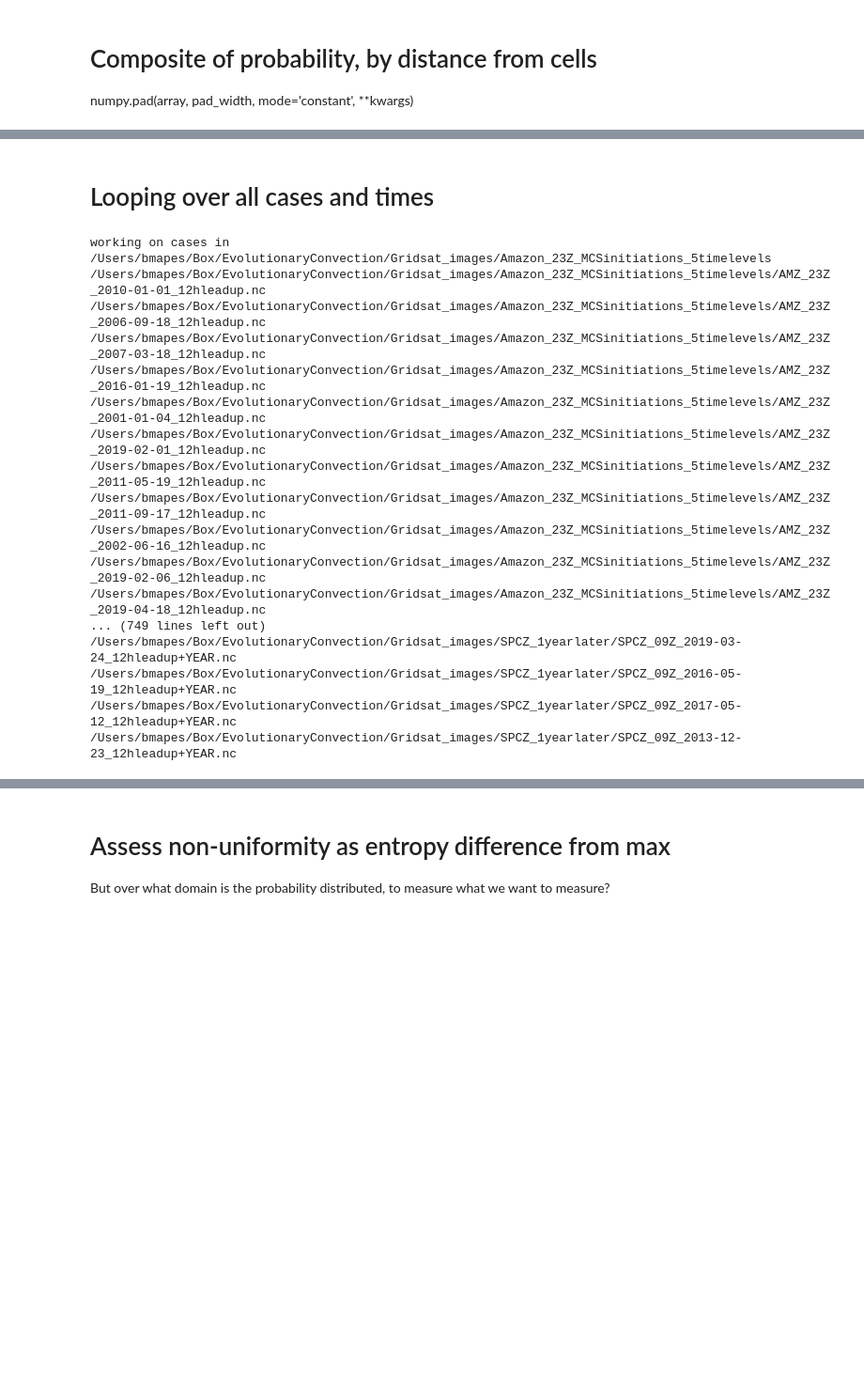
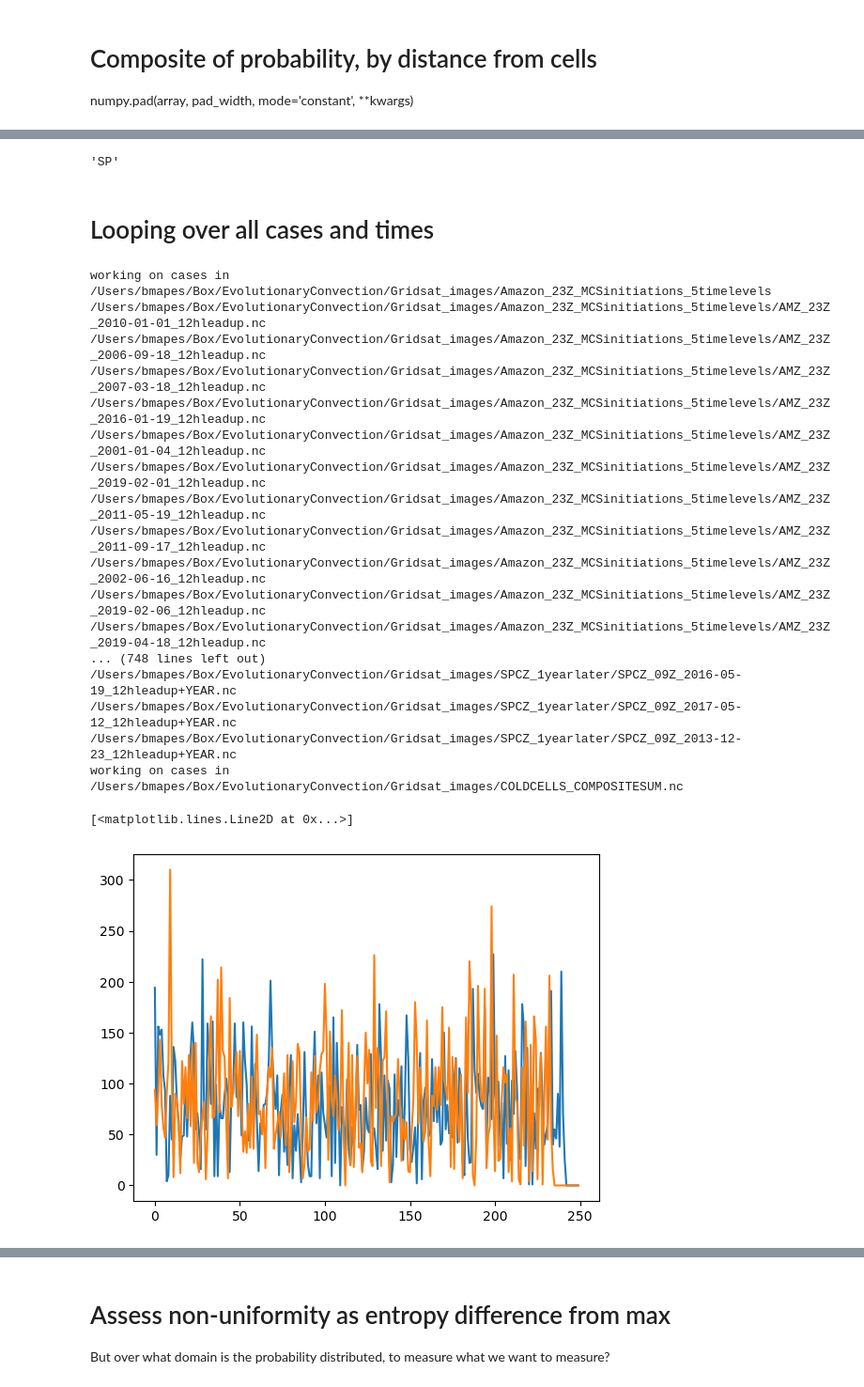
Before and after one commit to ATMOcanes/ATM651, a Jupyter notebook: Jupyter_Notebooks_Python/Entropy_IRmins_cells.ipynb, the cells around one changed output, grey strips where cells are left out. Shown at 94% size. Saved outputs shown, nothing was run; the diff lists cells and outputs as text; code cells hidden in the pictures; blank space fills up the shorter version.

```diff
--- a/Jupyter_Notebooks_Python/Entropy_IRmins_cells.ipynb
+++ b/Jupyter_Notebooks_Python/Entropy_IRmins_cells.ipynb
@@ -118,45 +111,73 @@ Text(0.5, 1.0, 'log of probability with distance')
+# %%
+fpath = fpaths[0]
+fname = fpath.replace(dir,'') # extract the path, to give filename only
+fname[:2]
+# %% [output]
+'SP'
 # %% [markdown]
 # Looping over all cases and times
 # %%
+# THE BIG SLOW LOOP
 # loop over all filenames and sum up the frequency of categorical (0 or 1) arrays
+
+NCELLS = np.ones( (4,5,250) )*0  # time series of ncells for possible weather screening
 
 IRTHRESHOLD = 273-40
 
-results = np.ones( (4,5,5,400,400) ) # central 401x401 box of composite space, for all 5 times of day, with basetimes [0,4], for all 4 cases
+results   = np.ones( (4,5,5,286,286) ) # central 286x286 box of composite space, for all 5 times of day, with basetimes [0,4], for all 4 cases
+results1y = np.ones( (4,5,5,286,286) ) # one year earlier or later! Same climatology, decoupled from cell
 
-for idir,dir in enumerate(datadirs):
+for idir,dir in enumerate(datadirs[:2]):  # MCS year only (0 and 1 directories)
     print('working on cases in ', dir)
-    fnames = glob(dir+'/*')
-    for fname in fnames:
-        print(fname)
-        ds = xr.open_dataset(fname)
-        NT,NLAT,NLON = ds.irwin_cdr.shape
-        IR512 = ds.irwin_cdr.isel(lat = slice(NLAT//2-256,NLAT//2+256), lon = slice(NLON//2-256,NLON//2+256))
-# 5,512,512 container for the Boolean cell arrays
-        coldminima = IR512.values*0.0
+    fpaths = glob(dir+'/*')
+    for ifile,fpath in enumerate(fpaths):
+        fname = fpath.replace(dir,'') # extract the path, to give filename only
+        fname2= fname[:-3]
+        ds = xr.open_dataset(fpath)
 
-# get the (coldminima arrays) for each time, from transforming IR512 (a cell finding algorithm)
+# Open the file one year later as ds2
+        fpath2 = dir[idir+2] + fname[:-3] + '+YEAR.nc'
+        ds2= xr.open_dataset( fpath2 )
+        print(fname, fpath2)
+
+############### FOR ds THE MAIN MCS YEAR
+# Extract core region (available in all images) 20x20 degrees latitude
+# for SP, .sel( lat=slice(-20,0),lon=slice(-160.5,-140.5) ) is 286x286
+# for SA, .sel( lat=slice(-19.8,0.21),lon=slice(-65,-45) ) is 286x286
+# if the first one is zero size, do the second
+        IR286 = ds.irwin_cdr.sel( lat=slice(-20,0)    ,lon=slice(-160.5,-140.5) )
+        if (IR286.lon.size == 0):
+            IR286 = ds.irwin_cdr.sel( lat=slice(-19.8,0.21),lon=slice(-65,-45) )
+        if( (IR286.lat.size != 286) or (IR286.lon.size != 286)  ):
+            print('weird case idir,ifile ', idir,ifile, dir,fpath)
+
+# 5,286,286 container for the Boolean cell arrays
+        coldminima = IR286.values*0.0
+
+# get the (coldminima arrays) for each time, from transforming IR286 (a cell finding algorithm)
         for itime in range(NT):
-            image = IR512[itime]
+            image = IR286[itime]
             minima = find_local_minima( smooth_array(image, sigma=1) )
             cell_yesno = minima & (image < IRTHRESHOLD)
             coldminima[itime,:,:] = cell_yesno
+            NCELLS[idir,itime,ifile] = np.sum(cell_yesno.values)
+
 # Padding around horizontal edges, and set up to adjust centerpoint with halfNX and halfNY
-        pad_cells = np.pad(coldminima, ((0,0),(200,200),(200,200)) )
+        pad_cells = np.pad(coldminima, ((0,0),(143,143),(143,143)) )
         NX,NY = pad_cells[0,:,:].shape
         halfNX = int(NX/2); halfNY = int(NY/2)
 
 
 # Begin composite building
         for ibase,basetime in enumerate( range(NT) ):    #   [0,4]): when I did only
-# Locations to center the composite around: "cells" in an "image" drawn from unpadded IR512
+# Locations to center the composite around: "cells" in an "image" drawn from unpadded IR286
             i_vals, j_vals = np.where( pad_cells[basetime,:,:] ) # locations of all "cells" aka points in (coldminima ==True)
 
 # Loop over cells, rolling the padded data for all 5 time levels at once
             for cell in range( len(i_vals) ):
                 rolled = np.roll(pad_cells, (0, halfNX-i_vals[cell], halfNY-j_vals[cell]), axis=(0,1,2) )
 # gather up the results in the central 401x401 area, for all 5 times in padded array, for basetime 0 or 4 (indexed as 0,1)
-                results[idir, ibase, :,:,:] +=  rolled[:,halfNX-200:halfNX+200, halfNY-200:halfNY+200]
+                results[idir, ibase, :,:,:] +=  rolled[:,halfNX-143:halfNX+143, halfNY-143:halfNY+143]
 # %% [output]
 working on cases in  /Users/bmapes/Box/EvolutionaryConvection/Gridsat_images/Amazon_23Z_MCSinitiations_5timelevels
 /Users/bmapes/Box/EvolutionaryConvection/Gridsat_images/Amazon_23Z_MCSinitiations_5timelevels/AMZ_23Z_2010-01-01_12hleadup.nc
@@ -170,8 +191,8 @@ working on cases in  /Users/bmapes/Box/EvolutionaryConvection/Gridsat_images/Ama
 /Users/bmapes/Box/EvolutionaryConvection/Gridsat_images/Amazon_23Z_MCSinitiations_5timelevels/AMZ_23Z_2002-06-16_12hleadup.nc
 /Users/bmapes/Box/EvolutionaryConvection/Gridsat_images/Amazon_23Z_MCSinitiations_5timelevels/AMZ_23Z_2019-02-06_12hleadup.nc
 /Users/bmapes/Box/EvolutionaryConvection/Gridsat_images/Amazon_23Z_MCSinitiations_5timelevels/AMZ_23Z_2019-04-18_12hleadup.nc
-... (749 lines left out)
-/Users/bmapes/Box/EvolutionaryConvection/Gridsat_images/SPCZ_1yearlater/SPCZ_09Z_2019-03-24_12hleadup+YEAR.nc
+... (748 lines left out)
 /Users/bmapes/Box/EvolutionaryConvection/Gridsat_images/SPCZ_1yearlater/SPCZ_09Z_2016-05-19_12hleadup+YEAR.nc
 /Users/bmapes/Box/EvolutionaryConvection/Gridsat_images/SPCZ_1yearlater/SPCZ_09Z_2017-05-12_12hleadup+YEAR.nc
 /Users/bmapes/Box/EvolutionaryConvection/Gridsat_images/SPCZ_1yearlater/SPCZ_09Z_2013-12-23_12hleadup+YEAR.nc
+working on cases in  /Users/bmapes/Box/EvolutionaryConvection/Gridsat_images/COLDCELLS_COMPOSITESUM.nc
@@ -177,0 +243,7 @@ working on cases in  /Users/bmapes/Box/EvolutionaryConvection/Gridsat_images/Ama
+# %%
+# number of early morning cells in S. American domain in MCS and +1y
+plt.plot( NCELLS[0,0,:] )
+plt.plot( NCELLS[2,0,:] )
+# %% [output]
+[<matplotlib.lines.Line2D at 0x...>]
+[figure, added]
```
Also changed, not shown: parts of 32 cells of this notebook, 1 other file.
